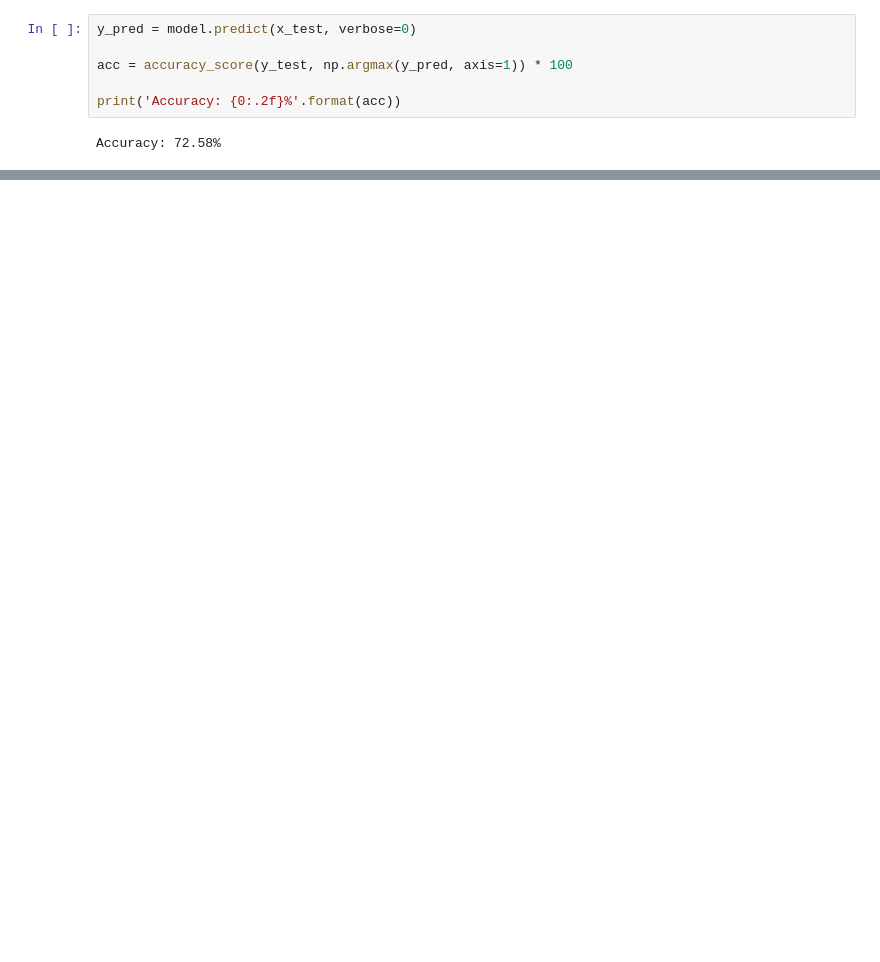
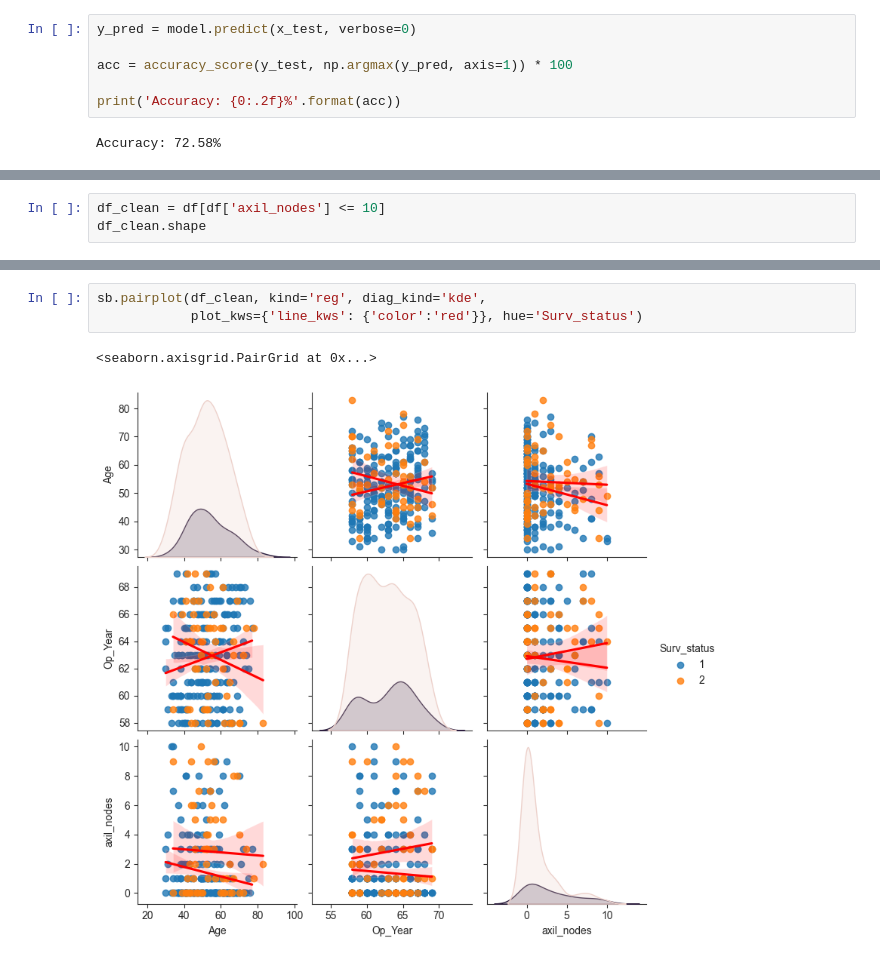
Before and after one commit to muscak/Haberman-Breast-Cancer-Survival-Prediction, a Jupyter notebook: Haberman-Breast-Cancer-Prediction-DNN.ipynb, the cells around one changed output, grey strips where cells are left out. Cells and saved outputs as stored; diff of their text form; blank space fills up the shorter version.

```diff
--- a/Haberman-Breast-Cancer-Prediction-DNN.ipynb
+++ b/Haberman-Breast-Cancer-Prediction-DNN.ipynb
@@ -332,0 +375,3 @@ Mean Accuracy: 73.53% (0.94)
+# %%
+df_clean = df[df['axil_nodes'] <= 10]
+df_clean.shape
@@ -332,0 +389,6 @@ Mean Accuracy: 73.53% (0.94)
+# %%
+sb.pairplot(df_clean, kind='reg', diag_kind='kde',
+            plot_kws={'line_kws': {'color':'red'}}, hue='Surv_status')
+# %% [output]
+<seaborn.axisgrid.PairGrid at 0x...>
+[figure, added]
```
Also changed, not shown: parts of 37 cells of this notebook, 2 other files.
